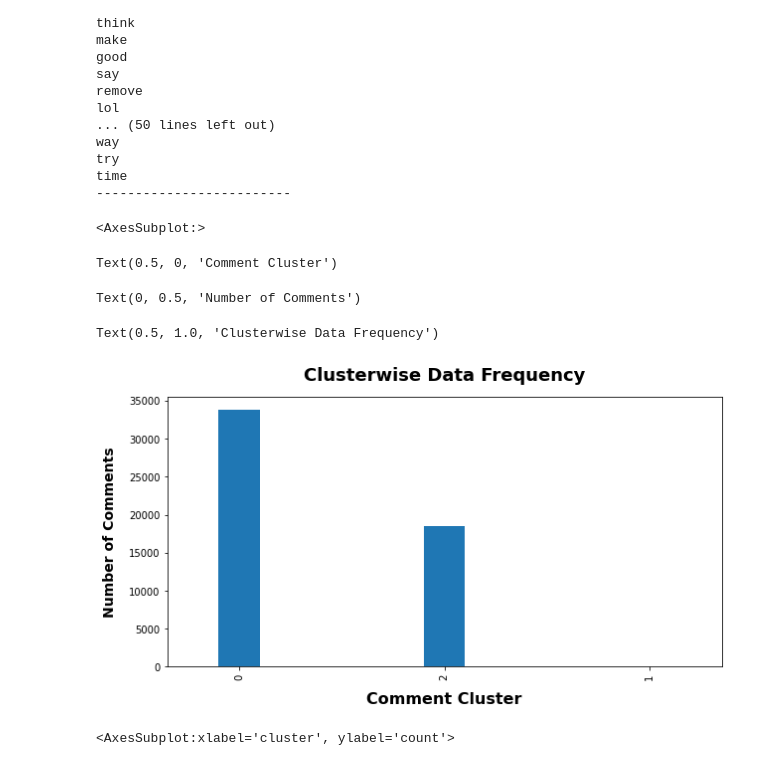
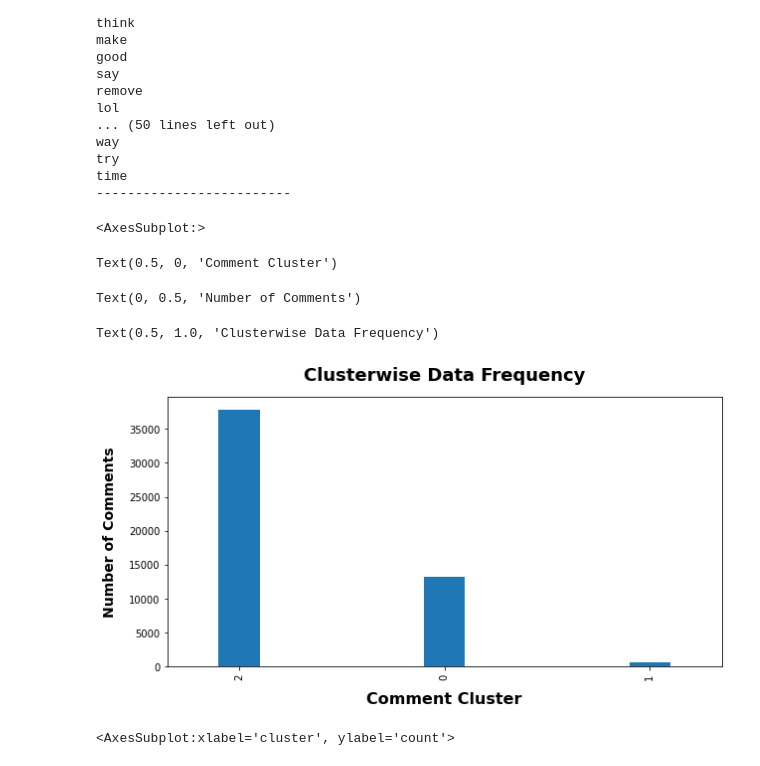
Before and after one commit to ewang97/ChatGPT-Reddit-Comment-Analysis, a Jupyter notebook: visualization.ipynb, the cells around one changed output. Drawn from its saved outputs; the diff is of its cells as text; code cells hidden in the pictures.

Commit message:
renamed .pynb for visualizations

```diff
--- a/data_preprocessing.ipynb
+++ b/visualization.ipynb
@@ -119,0 +103,3 @@ cleaned_df['comment_body'] = df.comment_body.apply(lambda x: clean_comments(x))
+# %%
+cleaned_df = pd.read_csv(cwd + '\processed\clustered_comments.csv')
+cleaned_df.head()
@@ -198,7 +164,0 @@ Text(0.5, 1.0, 'Elbow plot')
-# %%
-optimal_k = 3
-model = KMeans(n_clusters=optimal_k, init="k-means++", random_state=20, max_iter=2000, n_init=1)
-y_predicted = model.fit_predict(tf_idf)
-cleaned_df["cluster"] = y_predicted
-cleaned_df['cluster'].value_counts()
-cleaned_df.head
@@ -254,19 +192,19 @@ try
 time
 -------------------------
 # %%
-df['cluster'].value_counts().sort_values(ascending = False).plot(kind='bar', figsize=(10,5), width=0.2)
+cleaned_df['cluster'].value_counts().sort_values(ascending = False).plot(kind='bar', figsize=(10,5), width=0.2)
 
 plt.xlabel("Comment Cluster", fontsize=16, fontweight="semibold", labelpad=12)
 plt.ylabel("Number of Comments", fontsize=14, fontweight="semibold", labelpad=12)
 plt.title("Clusterwise Data Frequency", fontsize=18,pad=16, fontweight="bold" )
 
 plt.show()
 # %% [output]
 <AxesSubplot:>
 Text(0.5, 0, 'Comment Cluster')
 Text(0, 0.5, 'Number of Comments')
 Text(0.5, 1.0, 'Clusterwise Data Frequency')
-[figure, old version]
+[figure, new version]
 # %%
 ## Creating Vader object for Sentiment Analysis
 from vaderSentiment.vaderSentiment import SentimentIntensityAnalyzer
```
Also changed, not shown: parts of 13 cells of this notebook.
